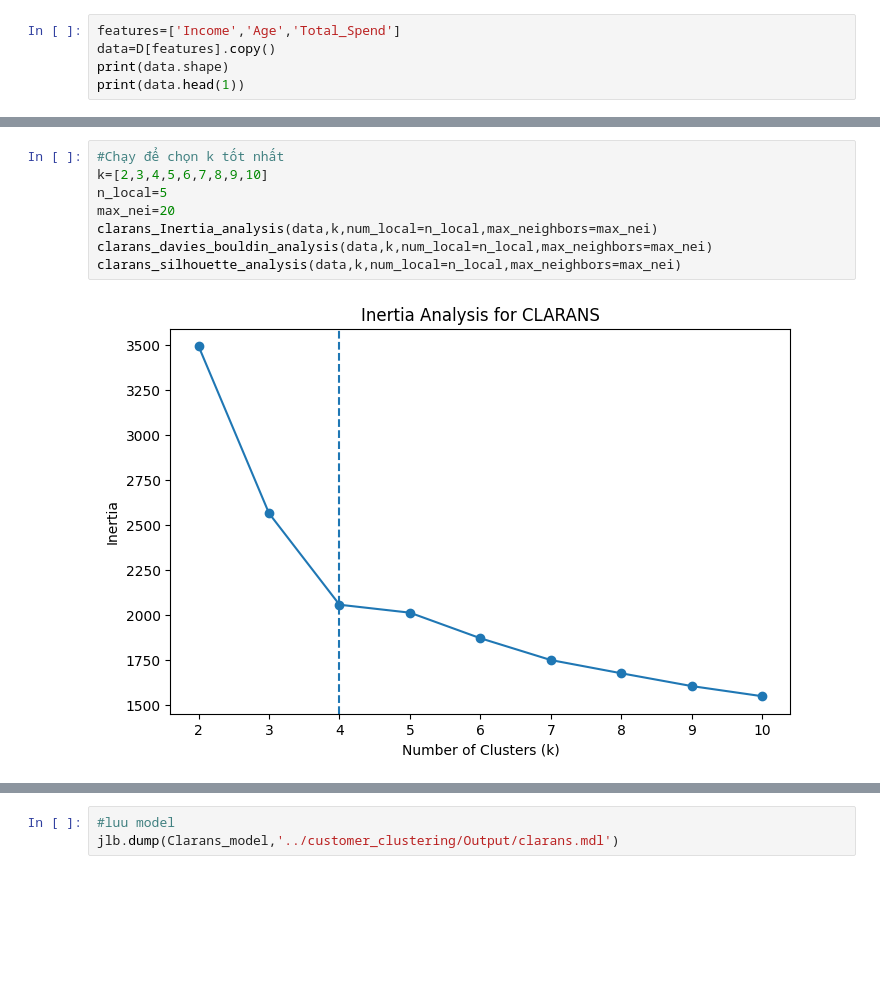
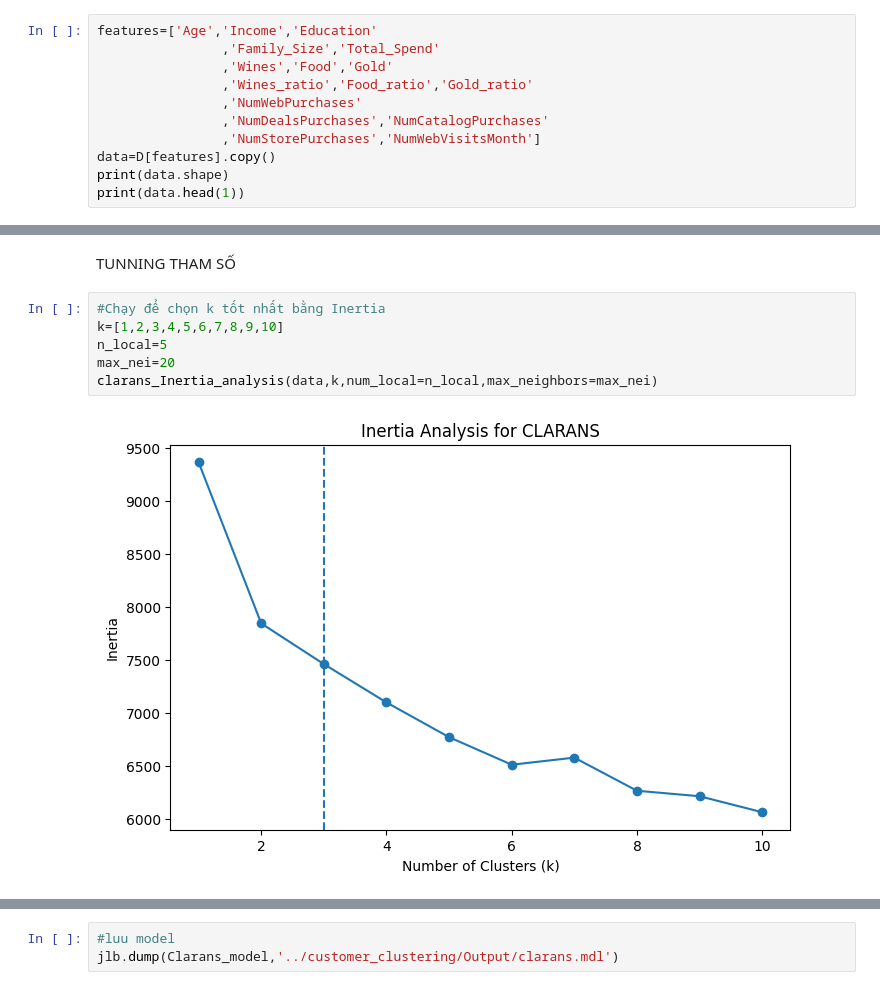
Before and after one commit to GiaHuy910/CLARANS-IN-MARKETING, a Jupyter notebook: customer_clustering/Clarans.ipynb, the cells around one changed output, grey strips where cells are left out. Cells and saved outputs as stored; diff of their text form; blank space fills up the shorter version.

```diff
--- a/customer_clustering/Clarans.ipynb
+++ b/customer_clustering/Clarans.ipynb
@@ -160,5 +135,11 @@ def clarans_Inertia_analysis(data, k_range, num_local, max_neighbors,print_score
 # %%
-features=['Income','Age','Total_Spend']
+features=['Age','Income','Education'
+                ,'Family_Size','Total_Spend'
+                ,'Wines','Food','Gold'
+                ,'Wines_ratio','Food_ratio','Gold_ratio'
+                ,'NumWebPurchases'
+                ,'NumDealsPurchases','NumCatalogPurchases'
+                ,'NumStorePurchases','NumWebVisitsMonth']
 data=D[features].copy()
 print(data.shape)
 print(data.head(1))
@@ -169,10 +159,10 @@ print(data.head(1))
+# %% [markdown]
+TUNNING THAM SỐ
 # %%
-#Chạy để chọn k tốt nhất
-k=[2,3,4,5,6,7,8,9,10]
+#Chạy để chọn k tốt nhất bằng Inertia
+k=[1,2,3,4,5,6,7,8,9,10]
 n_local=5
 max_nei=20
 clarans_Inertia_analysis(data,k,num_local=n_local,max_neighbors=max_nei)
-clarans_davies_bouldin_analysis(data,k,num_local=n_local,max_neighbors=max_nei)
-clarans_silhouette_analysis(data,k,num_local=n_local,max_neighbors=max_nei)
 # %% [output]
-[figure, old version]
+[figure, new version]
```
Also changed, not shown: parts of 35 cells of this notebook, 8 other files.
